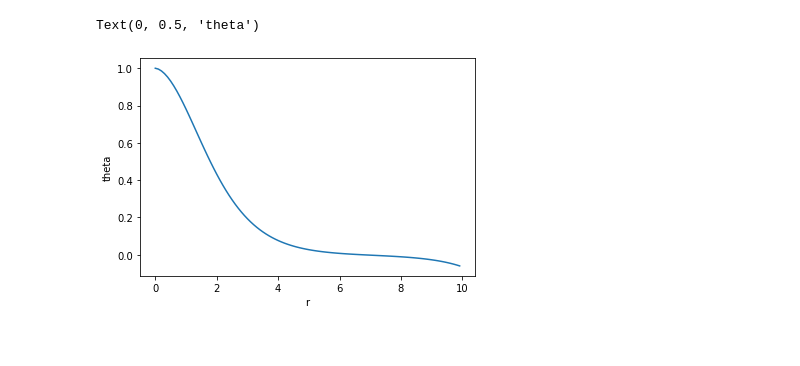
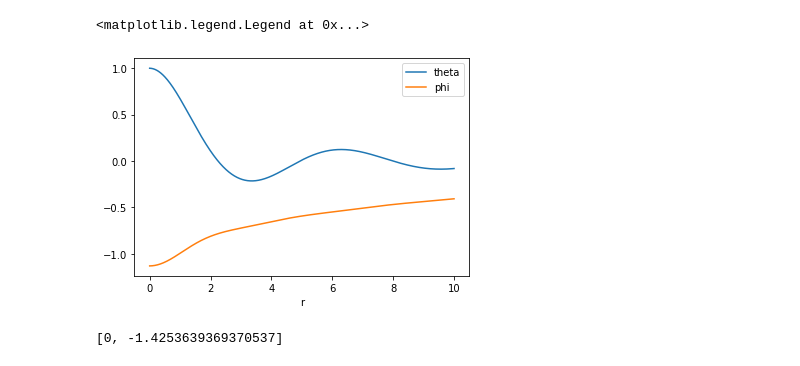
Before and after one commit to gsalinasphys/axionstars, a Jupyter notebook: doddy.ipynb, the cells around one changed output. Cells and saved outputs as stored; diff of their text form; code cells hidden in the pictures.

```diff
--- a/doddy.ipynb
+++ b/doddy.ipynb
@@ -39,2 +42,12 @@ def rk4(Xbc, w):
 
     return Xs
+# %%
+# Reproducing solution from Doddy's papper
+gamma, phi0 = -0.692, -1.3415238997
+Xbc = np.array([1, 0, phi0, 0])
+
+Xs = rk4(Xbc, gamma)
+plt.plot(rinterv, Xs[0].T, label = "theta")
+plt.plot(rinterv, Xs[2].T, label = "phi")
+plt.xlabel("r")
+plt.legend();
@@ -40,0 +104,9 @@ def rk4(Xbc, w):
+# %%
+varis, pairs = [], []
+for i in np.arange(1000):
+    solnow = find_sol()
+
+    if solnow is not None:
+        print("Solution found.")
+        varis.append(solnow[0])
+        pairs.append(solnow[1])
@@ -41,12 +137,16 @@ def rk4(Xbc, w):
 # %%
-eps = -0.692
-phi0 = -1.341
+gamma, phi0 = pairs[0]
 Xbc = np.array([1, 0, phi0, 0])
 
-Xs = rk4(Xbc, eps)
-plt.plot(rinterv[:100], Xs[0].T[:100])
+Xs = rk4(Xbc, gamma)
+plt.plot(rinterv, Xs[0].T, label = "theta")
+plt.plot(rinterv, Xs[2].T, label = "phi")
 plt.xlabel("r")
-plt.ylabel("theta")
+plt.legend()
 # %% [output]
-Text(0, 0.5, 'theta')
+<matplotlib.legend.Legend at 0x...>
-[figure, old version]
+[figure, new version]
+# %%
+pairs[0]
+# %% [output]
+[0, -1.4253639369370537]
```
Also changed, not shown: parts of 6 cells of this notebook, 3 other files.
